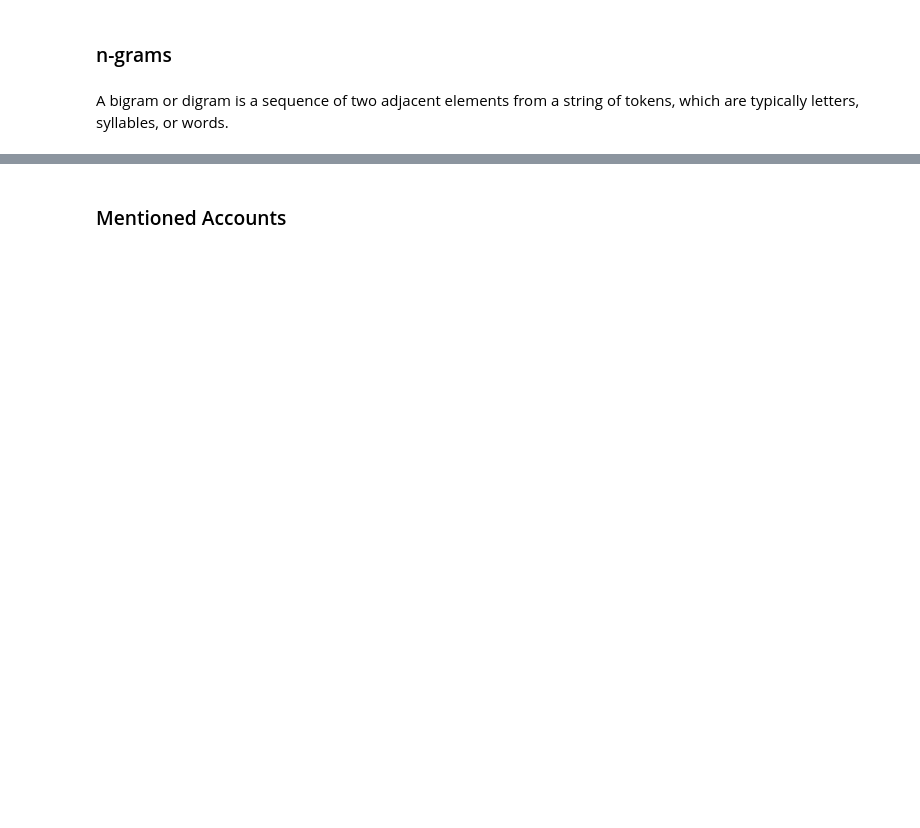
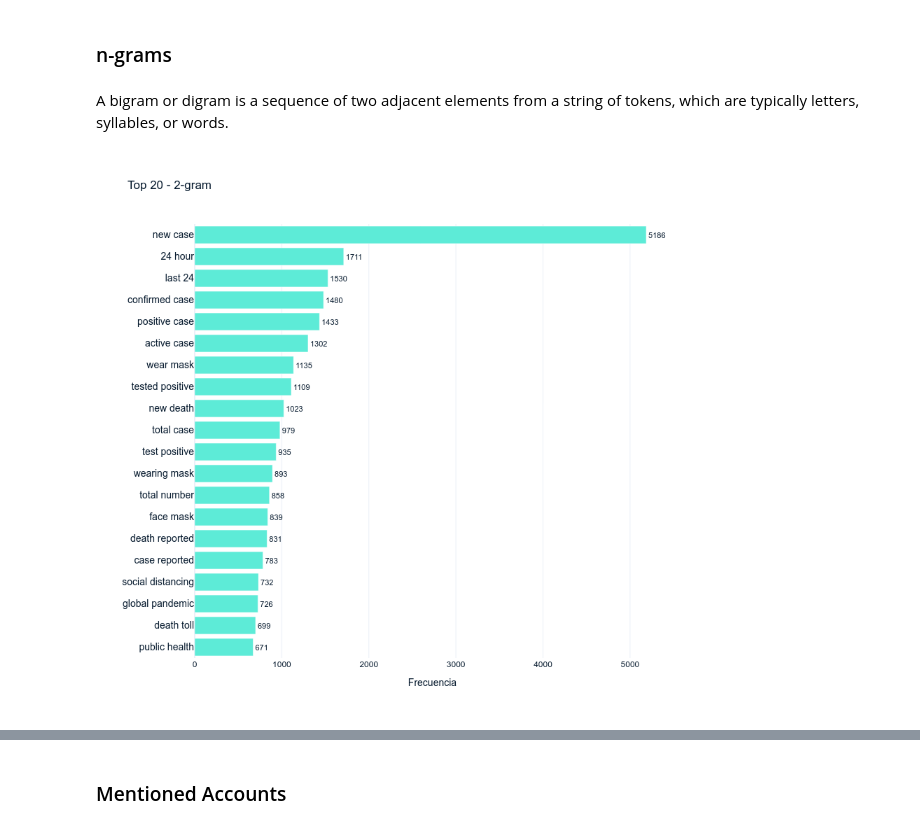
Before and after one commit to esteban-russi/Topic_Modeling_LDA_with_COVID19_Tweets, a Jupyter notebook: Topic_Modeling_LDA_with_COVID19_Tweets.ipynb, the cells around one changed output, grey strips where cells are left out. Saved outputs shown, nothing was run; the diff lists cells and outputs as text; code cells hidden in the pictures; blank space fills up the shorter version.

```diff
--- a/Topic_Modeling_LDA_with_COVID19_Tweets.ipynb
+++ b/Topic_Modeling_LDA_with_COVID19_Tweets.ipynb
@@ -211,34 +226,42 @@ def create_ngrams(words, n):
 ## -------------------------------------------- PARAMETERS --------------------------------------------
 # n-grama size
 n = 2
 # Number of results to show
 display = 20
 
 ## -------------------------------------------- PREPARE DATA --------------------------------------------
 
 # n-gram creation
 n_gram = create_ngrams(words ,n)
 
 # Frerquency
 n_counter = Counter(n_gram).most_common(display)[::-1]
 
 # Split tokens and quantity
 tokens, counts = zip(*n_counter)
 
 ## -------------------------------------------- VISUALIZE --------------------------------------------
 fig = px.bar(y=tokens, x=counts, text=counts, labels={'x': 'Frecuencia', 'y': ''}, title=f'Top {display} - {n}-gram')
 fig.update_xaxes(tickangle=0)
 
 # Show the Plotly chart with data labels and a custom figure size
 fig.update_traces(textposition='outside',textangle=0, marker=dict(color='#5DEBD7'),
                   textfont=dict(size=11)) # Rotate labels to 0°
 
 # Set the figure size (width and height)
 fig.update_layout(
        plot_bgcolor='white', width=900, height=800,
        yaxis_tickfont=dict(size=14))
 
-fig.show()
+#fig.show()
+
+# Save the figure as an image
+fig.write_image("temp_figure.png")
+
+# Display the image
+Image("temp_figure.png")
+# %% [output]
+[figure, added]
 # %%
 ## -------------------------------------------- PARAMETERS --------------------------------------------
 # n-grama size
```
Also changed, not shown: parts of 9 cells of this notebook.
